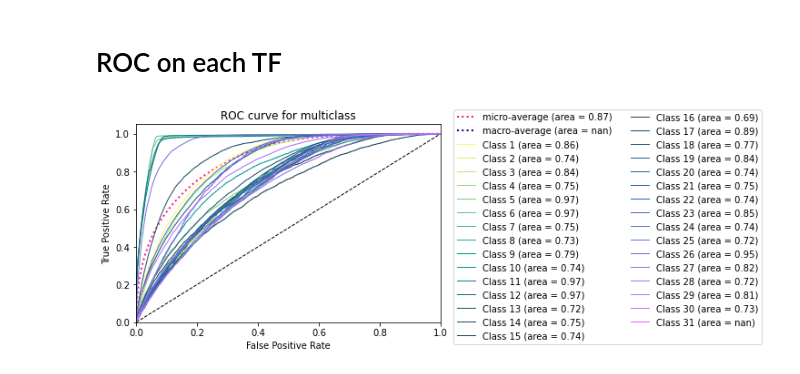
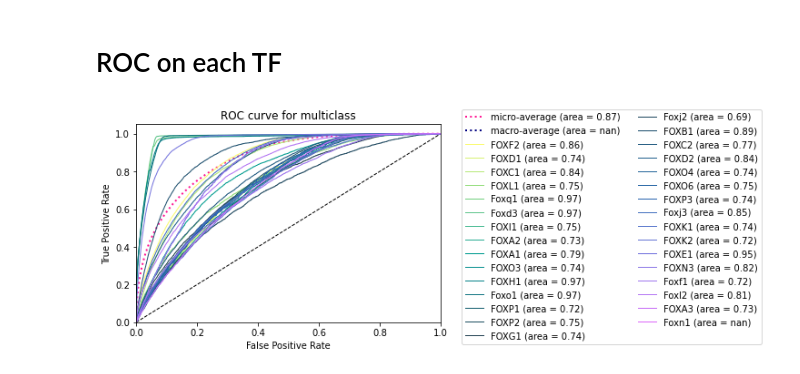
Before and after one commit to ManiacMaxo/Thesis, a Jupyter notebook: src/DanQ.ipynb, the cells around one changed output. Saved outputs shown, nothing was run; the diff lists cells and outputs as text; code cells hidden in the pictures.

```diff
--- a/src/DanQ.ipynb
+++ b/src/DanQ.ipynb
@@ -244,4 +132,36 @@ def plot_roc(
-# %%
-plot_roc(y_test, pred)
-# %% [output]
-[figure, removed]
+# %%
+labels = ["FOXF2",
+"FOXD1",
+"FOXC1",
+"FOXL1",
+"Foxq1",
+"Foxd3",
+"FOXI1",
+"FOXA2",
+"FOXA1",
+"FOXO3",
+"FOXH1",
+"Foxo1",
+"FOXP1",
+"FOXP2",
+"FOXG1",
+"Foxj2",
+"FOXB1",
+"FOXC2",
+"FOXD2",
+"FOXO4",
+"FOXO6",
+"FOXP3",
+"Foxj3",
+"FOXK1",
+"FOXK2",
+"FOXE1",
+"FOXN3",
+"Foxf1",
+"Foxl2",
+"FOXA3",
+"Foxn1"]
+
+plot_roc(y_test, pred, labels=labels)
+# %% [output]
+[figure, added]
```
Also changed, not shown: parts of 2 cells of this notebook, 6 other files.
